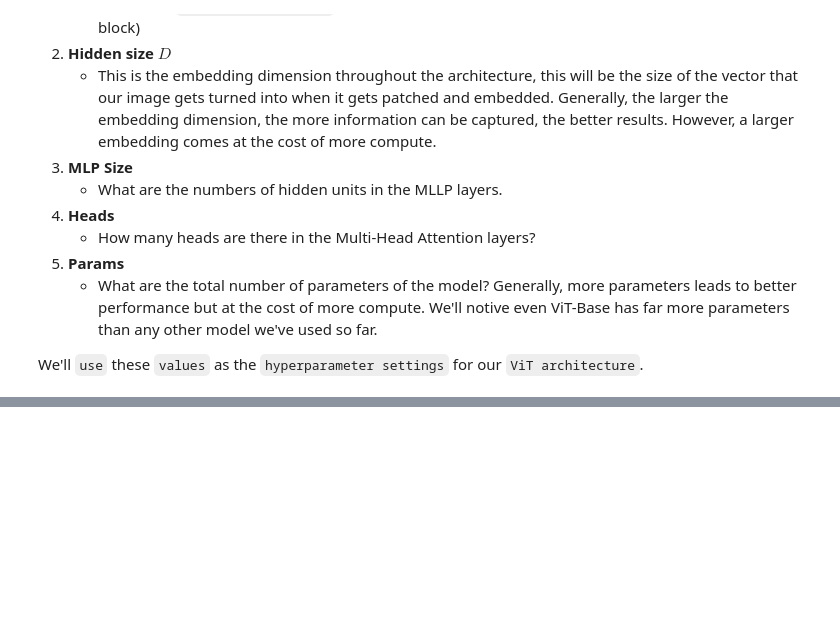
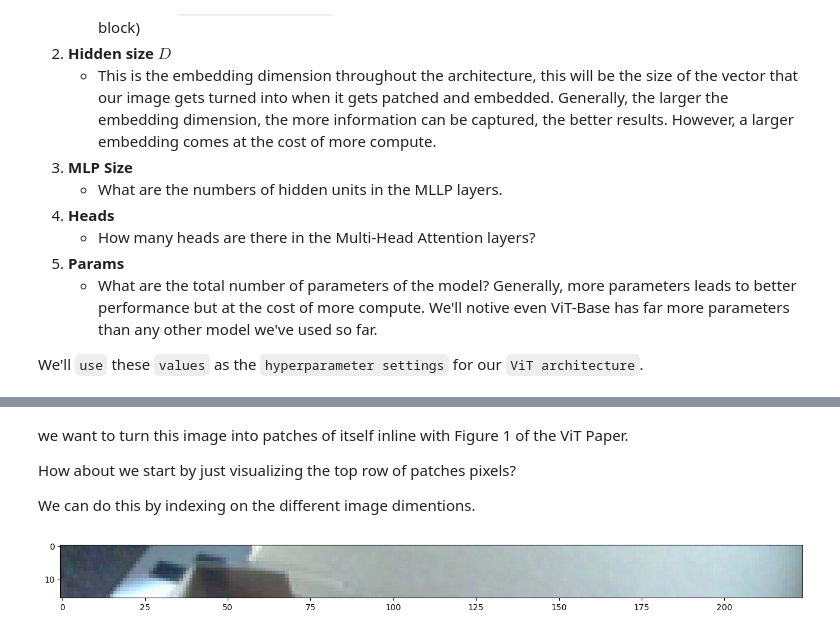
Before and after one commit to maheshsunuwar/deep-learning-pytorch, a Jupyter notebook: 08. PyTorch Paper Replicating/08_pytorch_paper_replicating.ipynb, the cells around one changed output, grey strips where cells are left out. Drawn from its saved outputs; the diff is of its cells as text; code cells hidden in the pictures; blank space fills up the shorter version.

```diff
--- a/08. PyTorch Paper Replicating/08_pytorch_paper_replicating.ipynb
+++ b/08. PyTorch Paper Replicating/08_pytorch_paper_replicating.ipynb
@@ -499,0 +604,15 @@ We'll `use` these `values` as the `hyperparameter settings` for our `ViT archite
+# %% [markdown]
+we want to turn this image into patches of itself inline with Figure 1 of the ViT Paper.
+
+How about we start by just visualizing the top row of patches pixels?
+
+We can do this by indexing on the different image dimentions.
+# %%
+image_permuted = image.permute(1,2,0)
+
+# index to plot the top row of patches pixels
+patch_size = 16
+plt.figure(figsize=(patch_size, patch_size))
+plt.imshow(image_permuted[:patch_size, :, :]);
+# %% [output]
+[figure, added]
```
Also changed, not shown: parts of 29 cells of this notebook, 2 other files.
